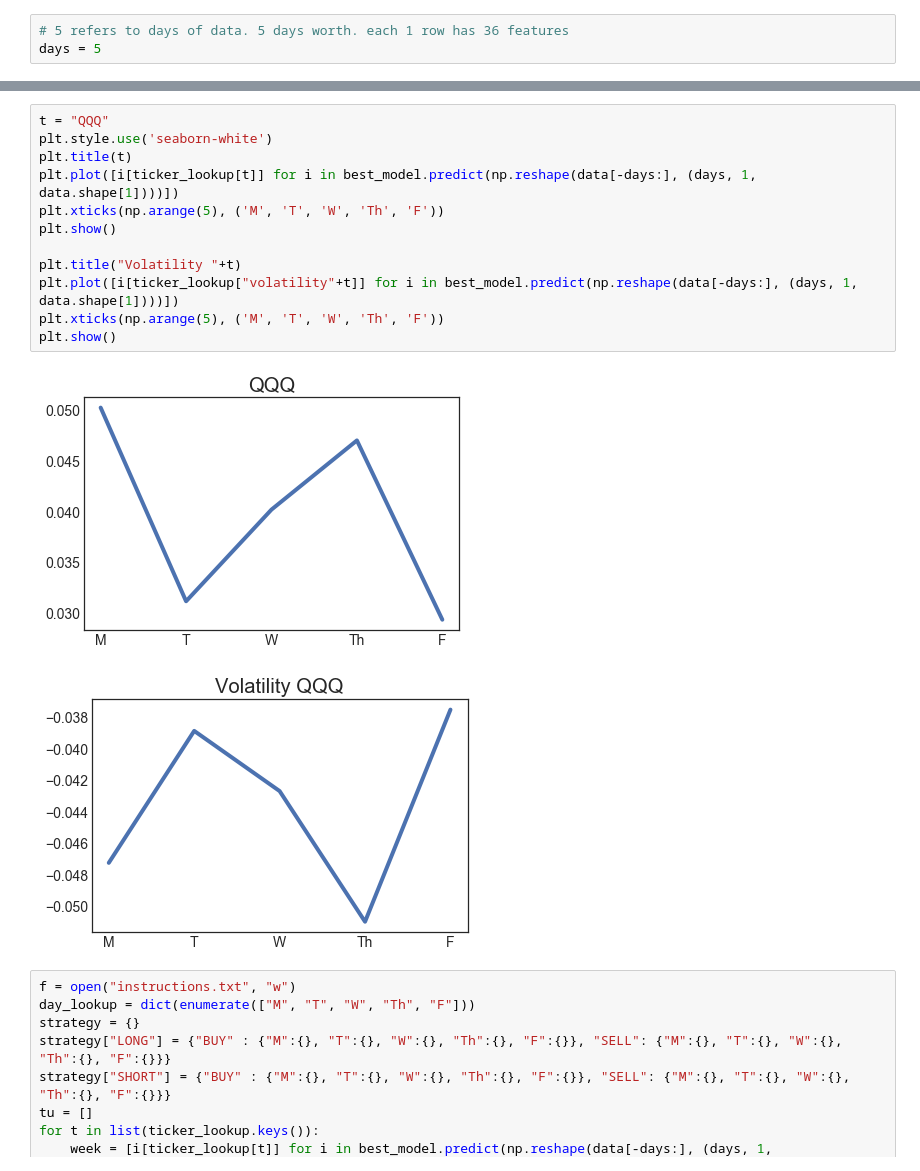
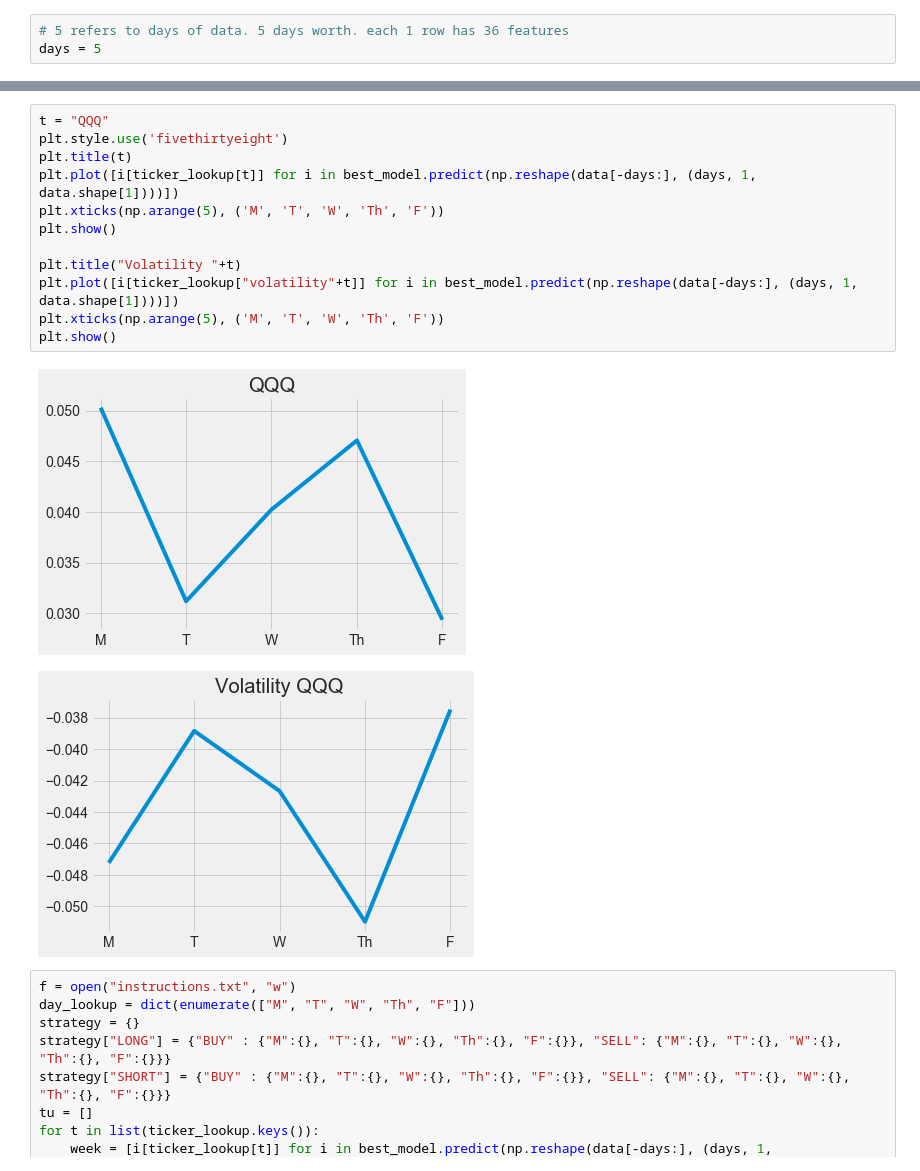
Before and after one commit to ngopal/HedgeFundData, a Jupyter notebook: forecast/DEV_MultipleInputs-Regression.ipynb, the cells around one changed output, grey strips where cells are left out. Saved outputs shown, nothing was run; the diff lists cells and outputs as text.

```diff
--- a/forecast/DEV_MultipleInputs-Regression.ipynb
+++ b/forecast/DEV_MultipleInputs-Regression.ipynb
@@ -400,18 +400,18 @@ for t in list(ticker_lookup.keys()):
 # %%
 t = "QQQ"
-plt.style.use('seaborn-white')
+plt.style.use('fivethirtyeight')
 plt.title(t)
 plt.plot([i[ticker_lookup[t]] for i in best_model.predict(np.reshape(data[-days:], (days, 1, data.shape[1])))])
 plt.xticks(np.arange(5), ('M', 'T', 'W', 'Th', 'F'))
 plt.show()
 
 plt.title("Volatility "+t)
 plt.plot([i[ticker_lookup["volatility"+t]] for i in best_model.predict(np.reshape(data[-days:], (days, 1, data.shape[1])))])
 plt.xticks(np.arange(5), ('M', 'T', 'W', 'Th', 'F'))
 plt.show()
 # %% [output]
-[figure, old version]
+[figure, new version]
-[figure, old version]
+[figure, new version]
 # %%
 f = open("instructions.txt", "w")
 day_lookup = dict(enumerate(["M", "T", "W", "Th", "F"]))
```
Also changed, not shown: parts of 1 cell of this notebook, 2 other files.
